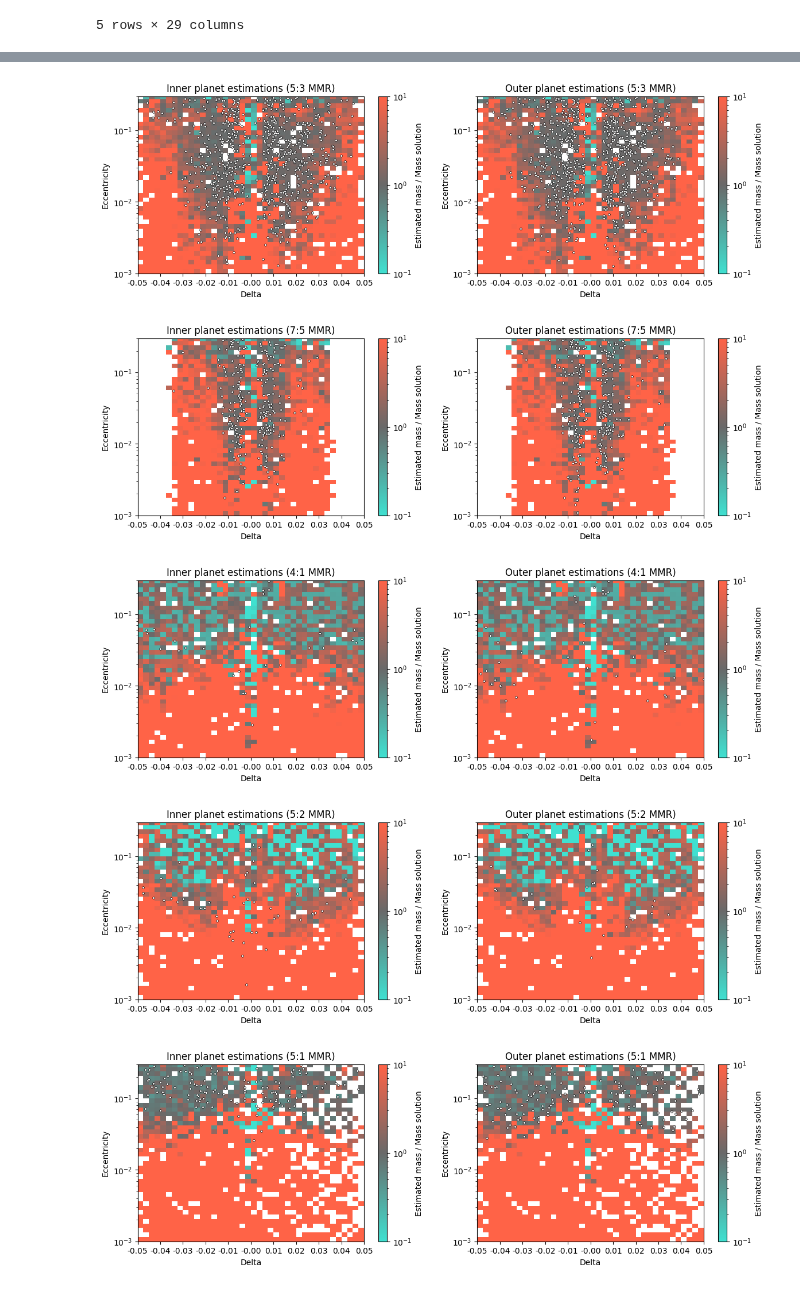
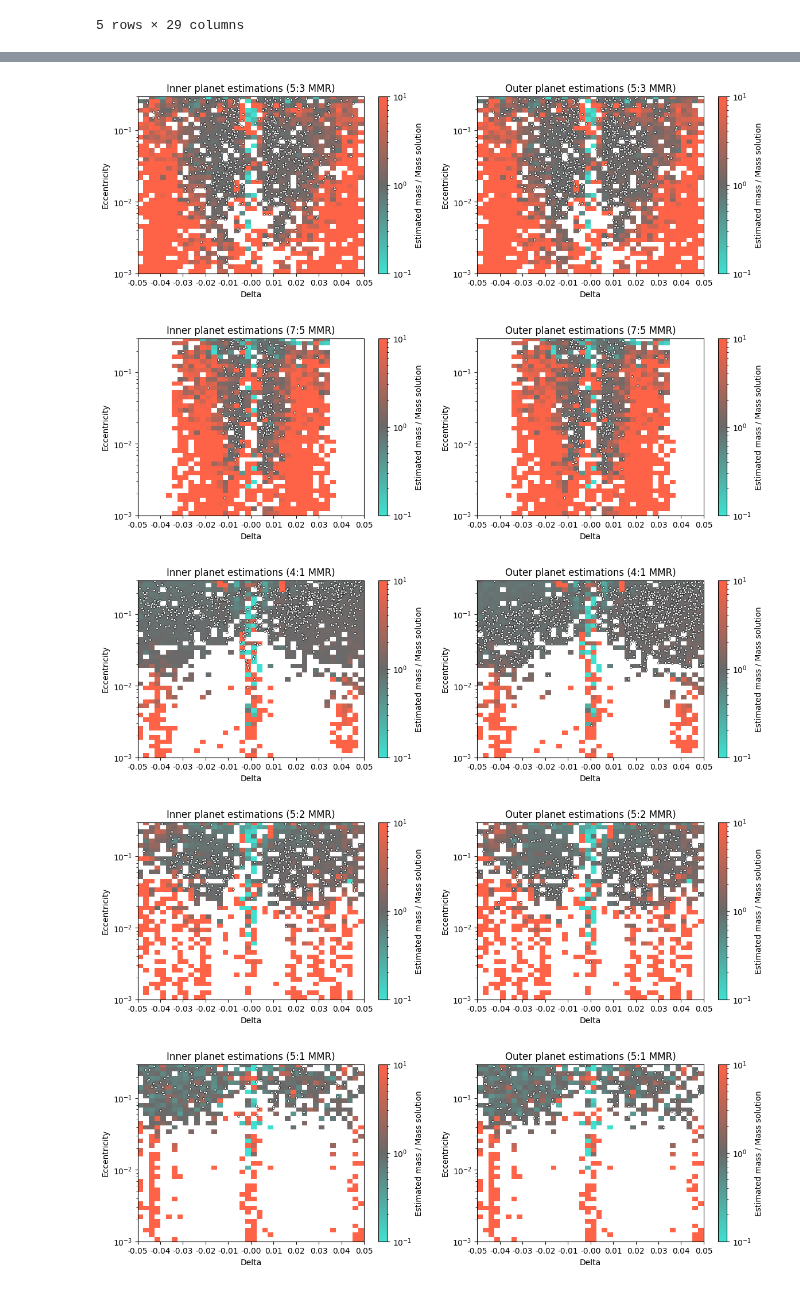
Before and after one commit to chatdanai-s/NATSUME, a Jupyter notebook: validation/Regime_check/compare_allOrder.ipynb, the cells around one changed output, grey strips where cells are left out. Drawn from its saved outputs; the diff is of its cells as text; code cells hidden in the pictures.

```diff
--- a/validation/Regime_check/compare_allOrder.ipynb
+++ b/validation/Regime_check/compare_allOrder.ipynb
@@ -78,7 +78,7 @@ compare.head()
 # %%
 # Recreate figure 2
 def PlotValidity(mmr):
-    compare_at_mmr = compare[(compare.mmr == mmr)]
+    compare_at_mmr = compare[(compare.mmr == mmr) & (compare.valid == True)]
 
     Delta = compare_at_mmr['Delta']
     e1 = compare_at_mmr['e1']; e2 = compare_at_mmr['e2']
@@ -142,8 +142,8 @@ for mmr in mmrlist:
-[figure, old version]
+[figure, new version]
-[figure, old version]
+[figure, new version]
-[figure, old version]
+[figure, new version]
-[figure, old version]
+[figure, new version]
-[figure, old version]
+[figure, new version]
 # %%
 # Export results
 compare.to_csv("allorder_TTVFast_outputs.csv", index=False)
```
Also changed, not shown: parts of 1 cell of this notebook, 5 other files.
